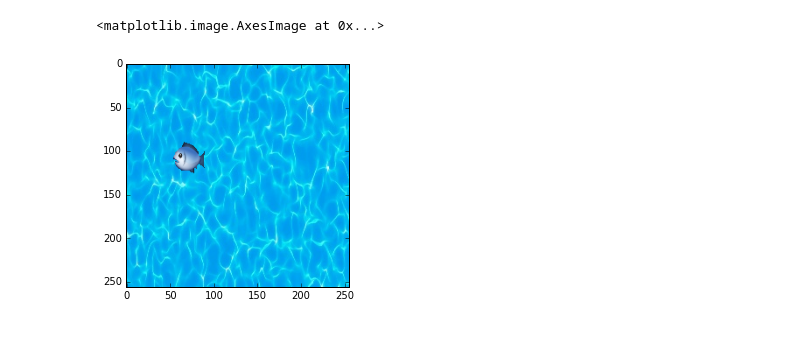
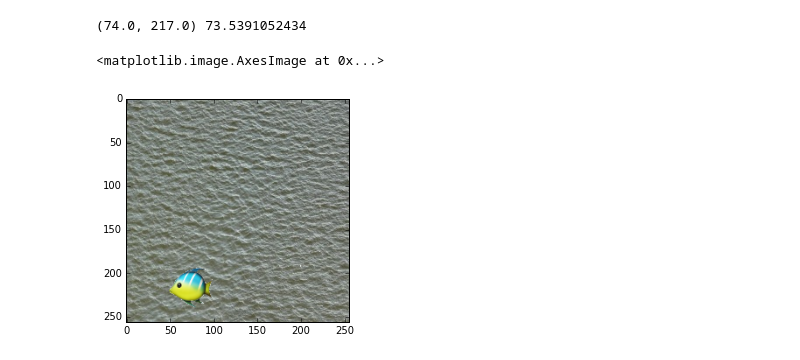
Before and after one commit to alievk/fish_challenge, a Jupyter notebook: fish_toy_detector/fish_detector.ipynb, the cells around one changed output. Cells and saved outputs as stored; diff of their text form; code cells hidden in the pictures.

```diff
--- a/fish_toy_detector/fish_detector.ipynb
+++ b/fish_toy_detector/fish_detector.ipynb
@@ -18,19 +18,23 @@ for fn in sorted([fn for fn in os.listdir('./data') if fn.startswith('bg')]):
 # %%
 def random_im():
     bg_i = np.random.randint(0, high=len(bg_im), size=1)[0]
     fsh_i = np.random.randint(0, high=len(fish_im), size=1)[0]
     bg = np.copy(bg_im[bg_i])
     fsh = np.copy(fish_im[fsh_i])
     fsh[:,:,3] /= 255
     scale = np.random.rand(1)[0] * 1.5 + 0.25
     fsh = cv2.resize(fsh, (int(scale*fsh.shape[0]), int(scale*fsh.shape[1])))
     y0=np.random.randint(0, bg.shape[0]-fsh.shape[0], 1)[0]
     x0=np.random.randint(0, bg.shape[1]-fsh.shape[1], 1)[0]
     bg[y0:y0+fsh.shape[0], x0:x0+fsh.shape[1], :] = fsh[:,:,:3]*fsh[:,:,3,np.newaxis] + bg[y0:y0+fsh.shape[0], x0:x0+fsh.shape[1], :]*(1-fsh[:,:,3,np.newaxis])
-    return bg
+    center = x0+fsh.shape[1]*.5, y0+fsh.shape[0]*.5
+    length = np.linalg.norm(fsh.shape[:2])
+    return bg, center, length
 
-im = random_im()
+im, center, length = random_im()
+print center, length
 plt.imshow(cv2.cvtColor(im,cv2.COLOR_BGR2RGB))
 # %% [output]
-<matplotlib.image.AxesImage at 0x...>
+(74.0, 217.0) 73.5391052434
+<matplotlib.image.AxesImage at 0x...>
-[figure, old version]
+[figure, new version]
```
Also changed, not shown: parts of 5 cells of this notebook.
